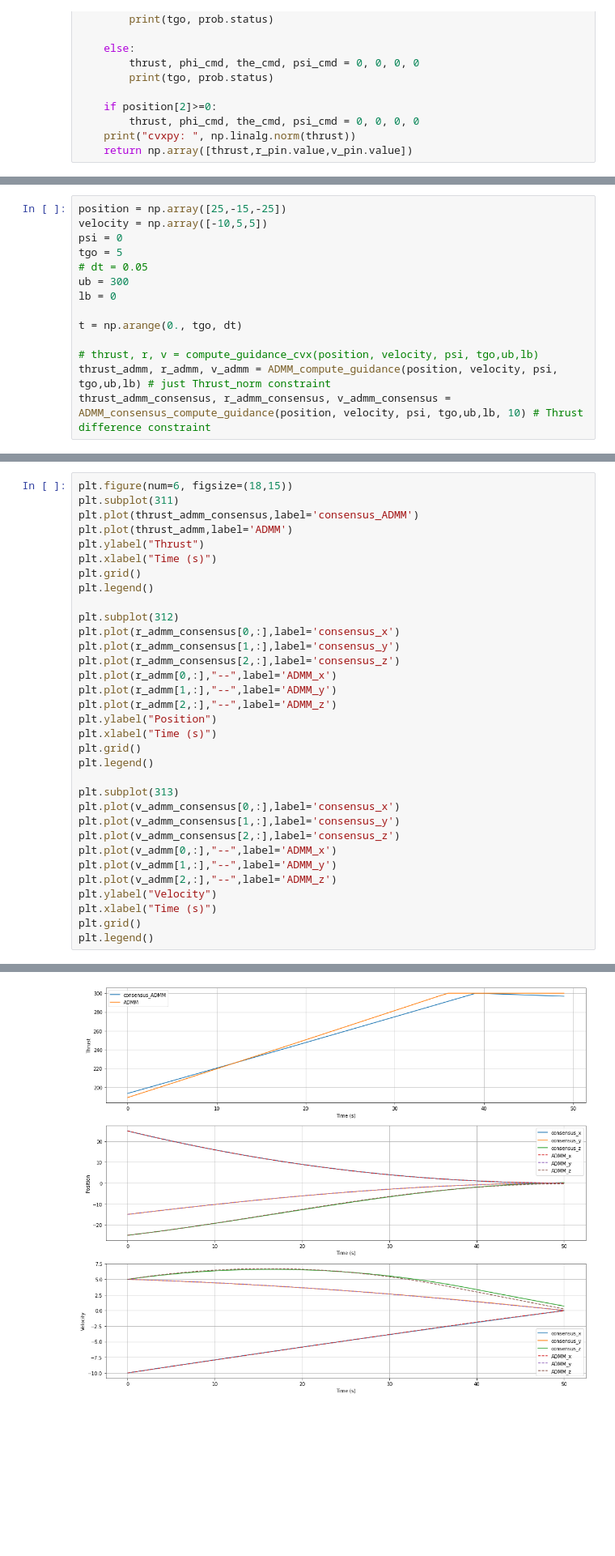
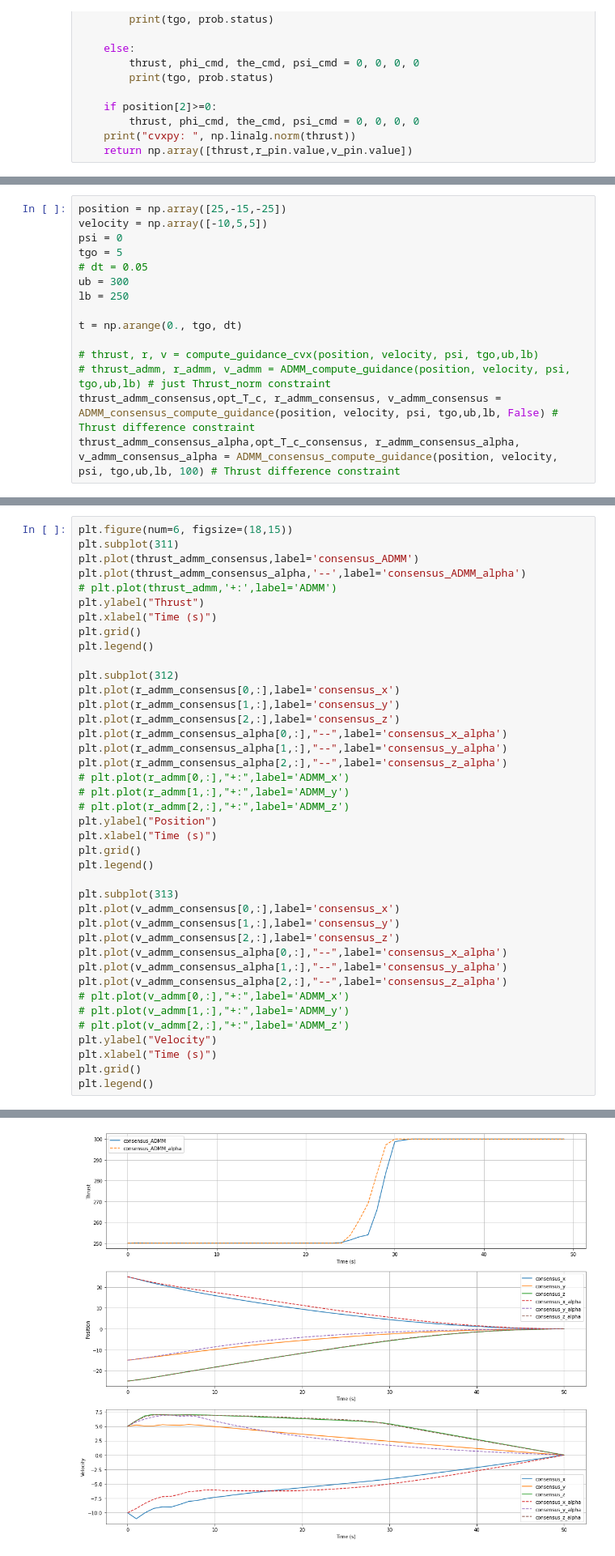
Before and after one commit to acsl-inha/drone_simulation, a Jupyter notebook: src/open_loop_thr_lower_bound_guidance.ipynb, the cells around one changed output, grey strips where cells are left out. Shown at 81% size. Drawn from its saved outputs; the diff is of its cells as text; blank space fills up the shorter version.

```diff
--- a/src/open_loop_thr_lower_bound_guidance.ipynb
+++ b/src/open_loop_thr_lower_bound_guidance.ipynb
@@ -430,11 +431,12 @@ psi = 0
 tgo = 5
 # dt = 0.05
 ub = 300
-lb = 0
+lb = 250
 
 t = np.arange(0., tgo, dt)
 
 # thrust, r, v = compute_guidance_cvx(position, velocity, psi, tgo,ub,lb)
-thrust_admm, r_admm, v_admm = ADMM_compute_guidance(position, velocity, psi, tgo,ub,lb) # just Thrust_norm constraint
-thrust_admm_consensus, r_admm_consensus, v_admm_consensus = ADMM_consensus_compute_guidance(position, velocity, psi, tgo,ub,lb, 10) # Thrust difference constraint
+# thrust_admm, r_admm, v_admm = ADMM_compute_guidance(position, velocity, psi, tgo,ub,lb) # just Thrust_norm constraint
+thrust_admm_consensus,opt_T_c, r_admm_consensus, v_admm_consensus = ADMM_consensus_compute_guidance(position, velocity, psi, tgo,ub,lb, False) # Thrust difference constraint
+thrust_admm_consensus_alpha,opt_T_c_consensus, r_admm_consensus_alpha, v_admm_consensus_alpha = ADMM_consensus_compute_guidance(position, velocity, psi, tgo,ub,lb, 100) # Thrust difference constraint
 # %% [output]
@@ -445,36 +447,43 @@ consensus admm:  1831.9336705185926
 # %%
 plt.figure(num=6, figsize=(18,15))
 plt.subplot(311)
 plt.plot(thrust_admm_consensus,label='consensus_ADMM')
-plt.plot(thrust_admm,label='ADMM')
+plt.plot(thrust_admm_consensus_alpha,'--',label='consensus_ADMM_alpha')
+# plt.plot(thrust_admm,'+:',label='ADMM')
 plt.ylabel("Thrust")
 plt.xlabel("Time (s)")
 plt.grid()
 plt.legend()
 
 plt.subplot(312)
 plt.plot(r_admm_consensus[0,:],label='consensus_x')
 plt.plot(r_admm_consensus[1,:],label='consensus_y')
 plt.plot(r_admm_consensus[2,:],label='consensus_z')
-plt.plot(r_admm[0,:],"--",label='ADMM_x')
-plt.plot(r_admm[1,:],"--",label='ADMM_y')
-plt.plot(r_admm[2,:],"--",label='ADMM_z')
+plt.plot(r_admm_consensus_alpha[0,:],"--",label='consensus_x_alpha')
+plt.plot(r_admm_consensus_alpha[1,:],"--",label='consensus_y_alpha')
+plt.plot(r_admm_consensus_alpha[2,:],"--",label='consensus_z_alpha')
+# plt.plot(r_admm[0,:],"+:",label='ADMM_x')
+# plt.plot(r_admm[1,:],"+:",label='ADMM_y')
+# plt.plot(r_admm[2,:],"+:",label='ADMM_z')
 plt.ylabel("Position")
 plt.xlabel("Time (s)")
 plt.grid()
 plt.legend()
 
 plt.subplot(313)
 plt.plot(v_admm_consensus[0,:],label='consensus_x')
 plt.plot(v_admm_consensus[1,:],label='consensus_y')
 plt.plot(v_admm_consensus[2,:],label='consensus_z')
-plt.plot(v_admm[0,:],"--",label='ADMM_x')
-plt.plot(v_admm[1,:],"--",label='ADMM_y')
-plt.plot(v_admm[2,:],"--",label='ADMM_z')
+plt.plot(v_admm_consensus_alpha[0,:],"--",label='consensus_x_alpha')
+plt.plot(v_admm_consensus_alpha[1,:],"--",label='consensus_y_alpha')
+plt.plot(v_admm_consensus_alpha[2,:],"--",label='consensus_z_alpha')
+# plt.plot(v_admm[0,:],"+:",label='ADMM_x')
+# plt.plot(v_admm[1,:],"+:",label='ADMM_y')
+# plt.plot(v_admm[2,:],"+:",label='ADMM_z')
 plt.ylabel("Velocity")
 plt.xlabel("Time (s)")
 plt.grid()
 plt.legend()
 # %% [output]
 <matplotlib.legend.Legend at 0x...>
-[figure, old version]
+[figure, new version]
```
Also changed, not shown: parts of 4 cells of this notebook.
